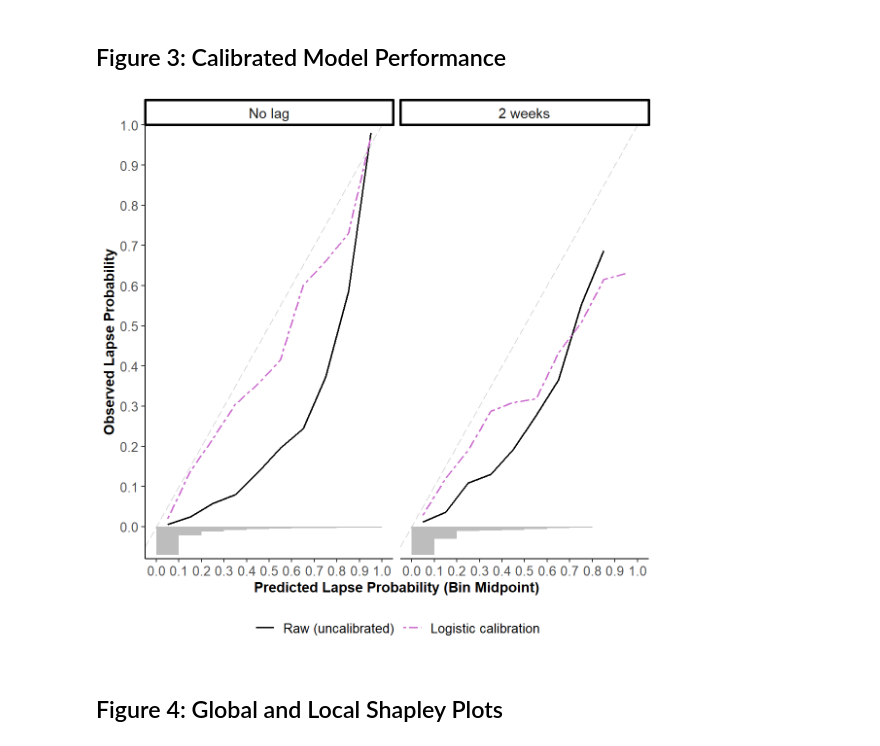
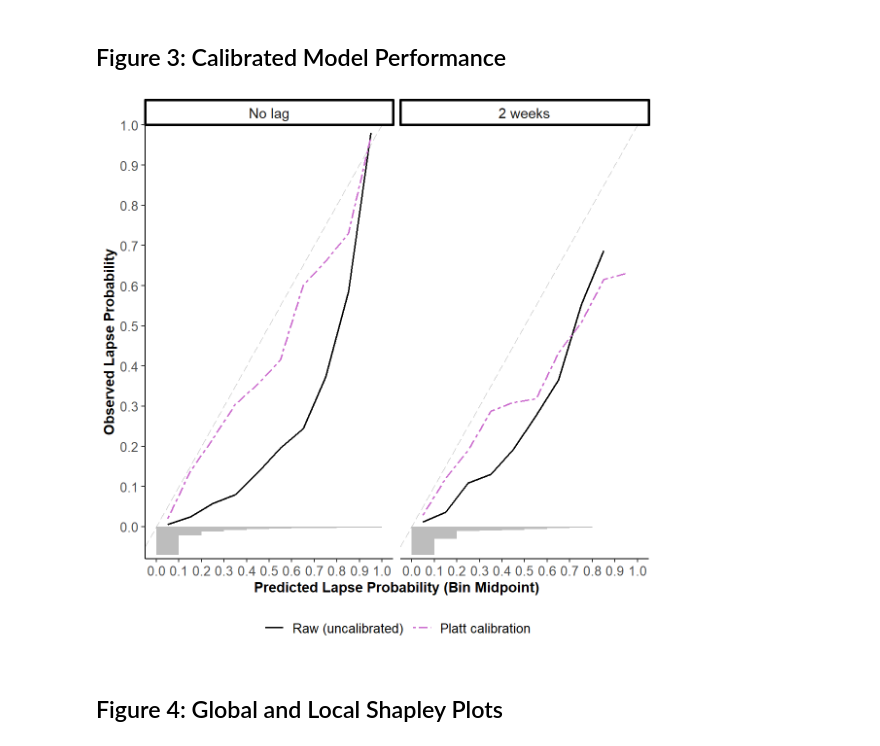
Before and after one commit to jjcurtin/study_lag, a Jupyter notebook: notebooks/mak_figures.embed.ipynb, the cells around one changed output. Cells and saved outputs as stored; diff of their text form; code cells hidden in the pictures.

```diff
--- a/notebooks/mak_figures.embed.ipynb
+++ b/notebooks/mak_figures.embed.ipynb
@@ -124,7 +124,7 @@ preds_all_logi <- preds_0 |>
                      lapse = if_else(label == "Lapse", 1, 0)) |>
               mutate(model = "2 weeks")) |>
   mutate(model = factor(model, levels = c("No lag", "1 day", "3 days", "1 week", "2 weeks")),
-         prob = "Logistic calibration")
+         prob = "Platt calibration")
 
 preds_all <- preds_all_raw |>
   bind_rows(preds_all_logi)
@@ -143,13 +143,13 @@ mini_hist <- preds_all_raw |>
   mutate(model = factor(model, levels = c("No lag", "2 weeks")))
 # %%
 #| label: fig-cal
-#| fig-cap: "Calibration plots of raw and calibrated lapse probabilities for the baseline (no lag) and 2-week lag models. Predicted probabilities (x-axis) are binned into deciles. Observed lapse probability (y-axis) represents the proportion of actual lapses observed in each bin. The dashed diagonal represents perfect calibration. Points below the line indicate overestimation and points above the line indicate underestimation. Raw probabilities are depicted as the solid black curves. Logistic calibrated probabilites are depicted as the pink dashed curves, respectively. The grey histogram along the bottom of the plot represents the proportion of raw probabilities in each bin."
+#| fig-cap: "Calibration plots of raw and calibrated lapse probabilities for the baseline (no lag) and 2-week lag models. Predicted probabilities (x-axis) are binned into deciles. Observed lapse probability (y-axis) represents the proportion of actual lapses observed in each bin. The dashed diagonal represents perfect calibration. Points below the line indicate overestimation and points above the line indicate underestimation. Raw probabilities are depicted as solid black curves. Platt calibrated probabilites are depicted as pink dashed curves. The grey histogram along the bottom of the plot represents the proportion of raw probabilities in each bin."
 #| fig-width: 6
 #| fig-height: 6
 
 preds_all |>
   mutate(prob = factor(prob, levels = c("Raw (uncalibrated)",
-                                        "Logistic calibration"))) |>
+                                        "Platt calibration"))) |>
   group_by(bins, model, prob)  |>
   summarize(mean_lapse = mean(lapse), .groups = "drop") |>
   mutate(
@@ -162,34 +162,34 @@ preds_all |>
   geom_line(linewidth = .7) +
   geom_rect(data = mini_hist, inherit.aes = FALSE,
             aes(xmin = x - bin_width / 2,
                 xmax = x + bin_width / 2,
                 ymin = -y,
                 ymax = 0),
             alpha = .4) +
   facet_wrap(~ model, ncol = 2) +
   labs(
     x = "Predicted Lapse Probability (Bin Midpoint)",
     y = "Observed Lapse Probability",
     color = NULL,
     linetype = NULL
   ) +
   scale_x_continuous(breaks = seq(0, 1, bin_width), limits = c(0, 1)) +
   scale_y_continuous(limits = c(-0.08, 1), breaks = seq(0,1, bin_width),
                      expand = c(0, 0)) +
   coord_cartesian(clip = "off") +
   scale_color_manual(values = c("black", "#cb6bce")) +
   scale_linetype_manual(values = c("solid", "twodash")) +
   theme_classic(base_size = 11) +
   theme(
     legend.position = "bottom",
     strip.text = element_text(size = 11),
     legend.title = element_text(face = "bold"),
     legend.text = element_text(size = 10),
     axis.text = element_text(size = 10),
     axis.title = element_text(face = "bold")
   )
 # %% [output]
-[figure, old version]
+[figure, new version]
 # %% [markdown]
 ## Figure 4: Global and Local Shapley Plots
 # %%
```
Also changed, not shown: parts of 3 cells of this notebook, 14 other files.
